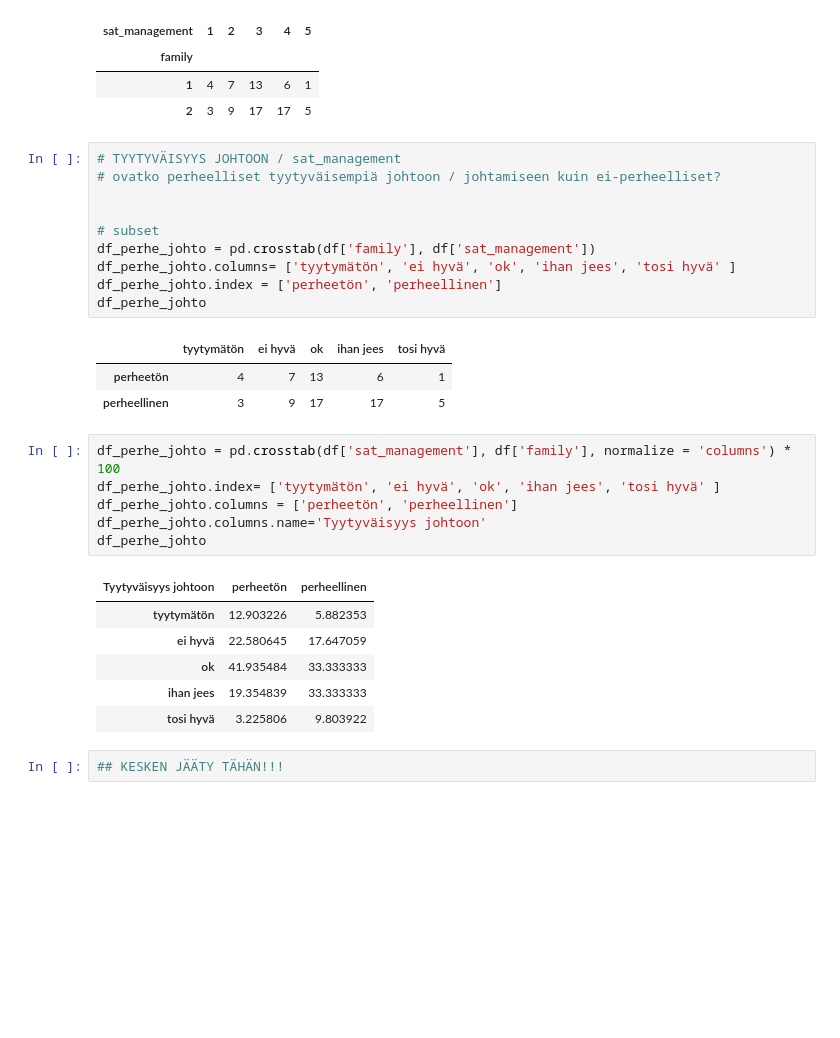
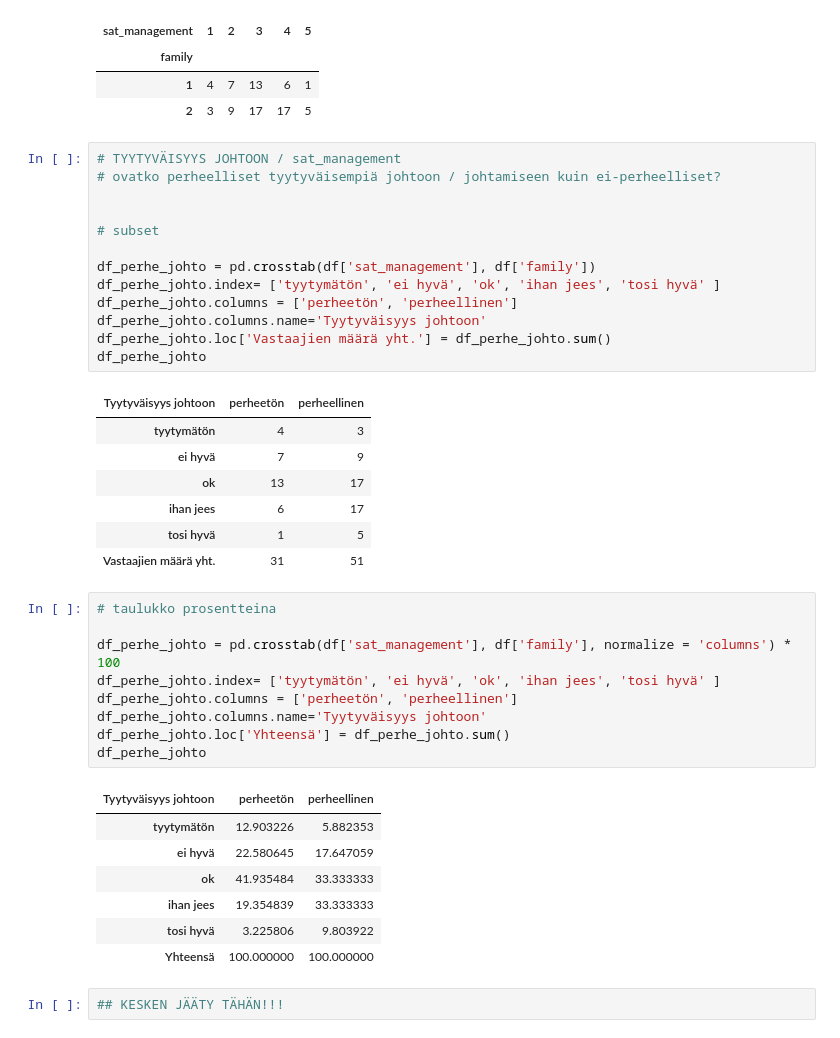
Before and after one commit to Hildura/Tiedonk-sittely-Pytjonilla-Ryhm-5, a Jupyter notebook: Projekti/Analyzing_WorkPlaceSatisfactionSurveyData.ipynb, the cells around one changed output. Drawn from its saved outputs; the diff is of its cells as text; blank space fills up the shorter version.

```diff
--- a/Projekti/Analyzing_WorkPlaceSatisfactionSurveyData.ipynb
+++ b/Projekti/Analyzing_WorkPlaceSatisfactionSurveyData.ipynb
@@ -243,22 +243,32 @@ df_perhe_johto
 # %%
 # TYYTYVÄISYYS JOHTOON / sat_management
 # ovatko perheelliset tyytyväisempiä johtoon / johtamiseen kuin ei-perheelliset?
 
 
 # subset
-df_perhe_johto = pd.crosstab(df['family'], df['sat_management'])
-df_perhe_johto.columns= ['tyytymätön', 'ei hyvä', 'ok', 'ihan jees', 'tosi hyvä' ]
-df_perhe_johto.index = ['perheetön', 'perheellinen']
+
+df_perhe_johto = pd.crosstab(df['sat_management'], df['family'])
+df_perhe_johto.index= ['tyytymätön', 'ei hyvä', 'ok', 'ihan jees', 'tosi hyvä' ]
+df_perhe_johto.columns = ['perheetön', 'perheellinen']
+df_perhe_johto.columns.name='Tyytyväisyys johtoon'
+df_perhe_johto.loc['Vastaajien määrä yht.'] = df_perhe_johto.sum()
 df_perhe_johto
 # %% [output]
-|  | tyytymätön | ei hyvä | ok | ihan jees | tosi hyvä |
-| perheetön | 4 | 7 | 13 | 6 | 1 |
-| perheellinen | 3 | 9 | 17 | 17 | 5 |
+| Tyytyväisyys johtoon | perheetön | perheellinen |
+| tyytymätön | 4 | 3 |
+| ei hyvä | 7 | 9 |
+| ok | 13 | 17 |
+| ihan jees | 6 | 17 |
+| tosi hyvä | 1 | 5 |
+| Vastaajien määrä yht. | 31 | 51 |
 # %%
+# taulukko prosentteina
+
 df_perhe_johto = pd.crosstab(df['sat_management'], df['family'], normalize = 'columns') * 100
 df_perhe_johto.index= ['tyytymätön', 'ei hyvä', 'ok', 'ihan jees', 'tosi hyvä' ]
 df_perhe_johto.columns = ['perheetön', 'perheellinen']
 df_perhe_johto.columns.name='Tyytyväisyys johtoon'
+df_perhe_johto.loc['Yhteensä'] = df_perhe_johto.sum()
 df_perhe_johto
 # %% [output]
 | Tyytyväisyys johtoon | perheetön | perheellinen |
@@ -267,6 +277,7 @@ df_perhe_johto
 | ok | 41.935484 | 33.333333 |
 | ihan jees | 19.354839 | 33.333333 |
 | tosi hyvä | 3.225806 | 9.803922 |
+| Yhteensä | 100.000000 | 100.000000 |
 # %%
 ## KESKEN JÄÄTY TÄHÄN!!!
 # %% [markdown]
```
